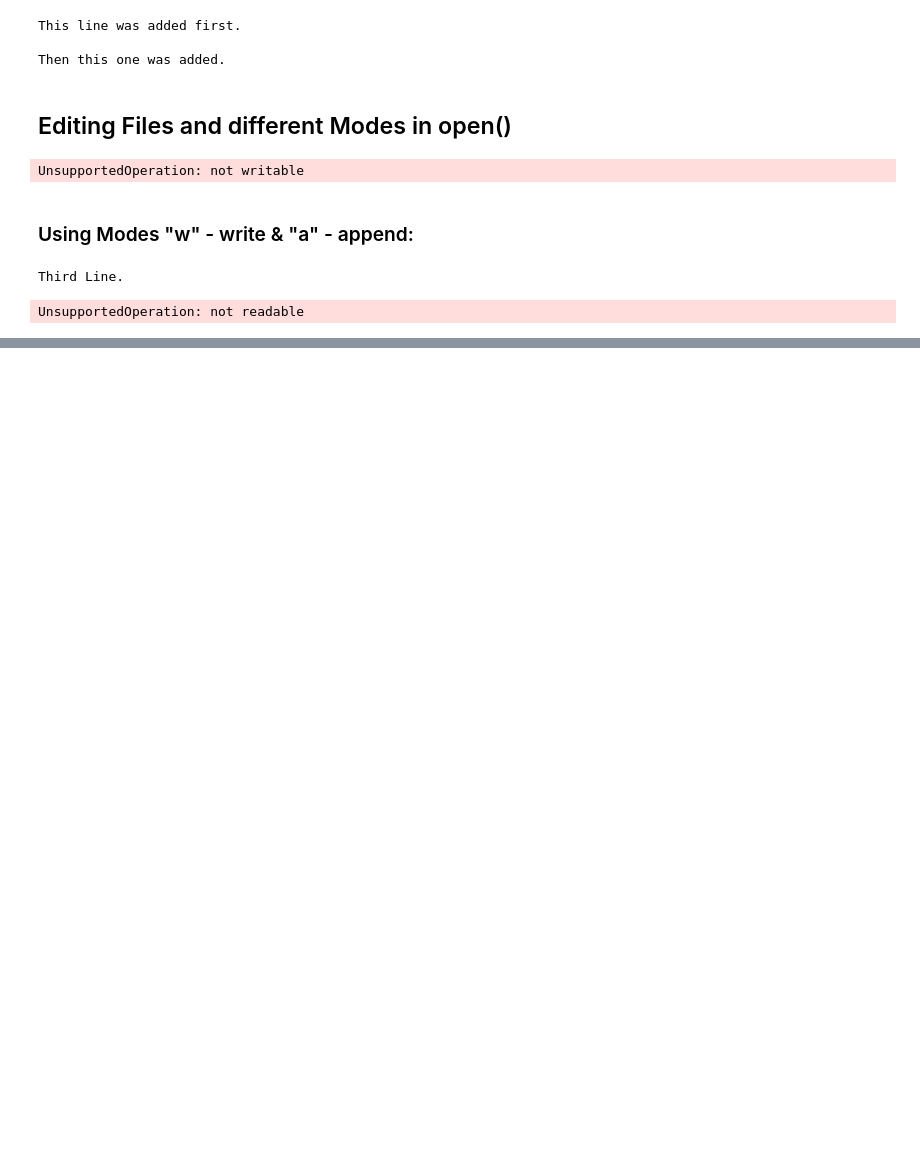
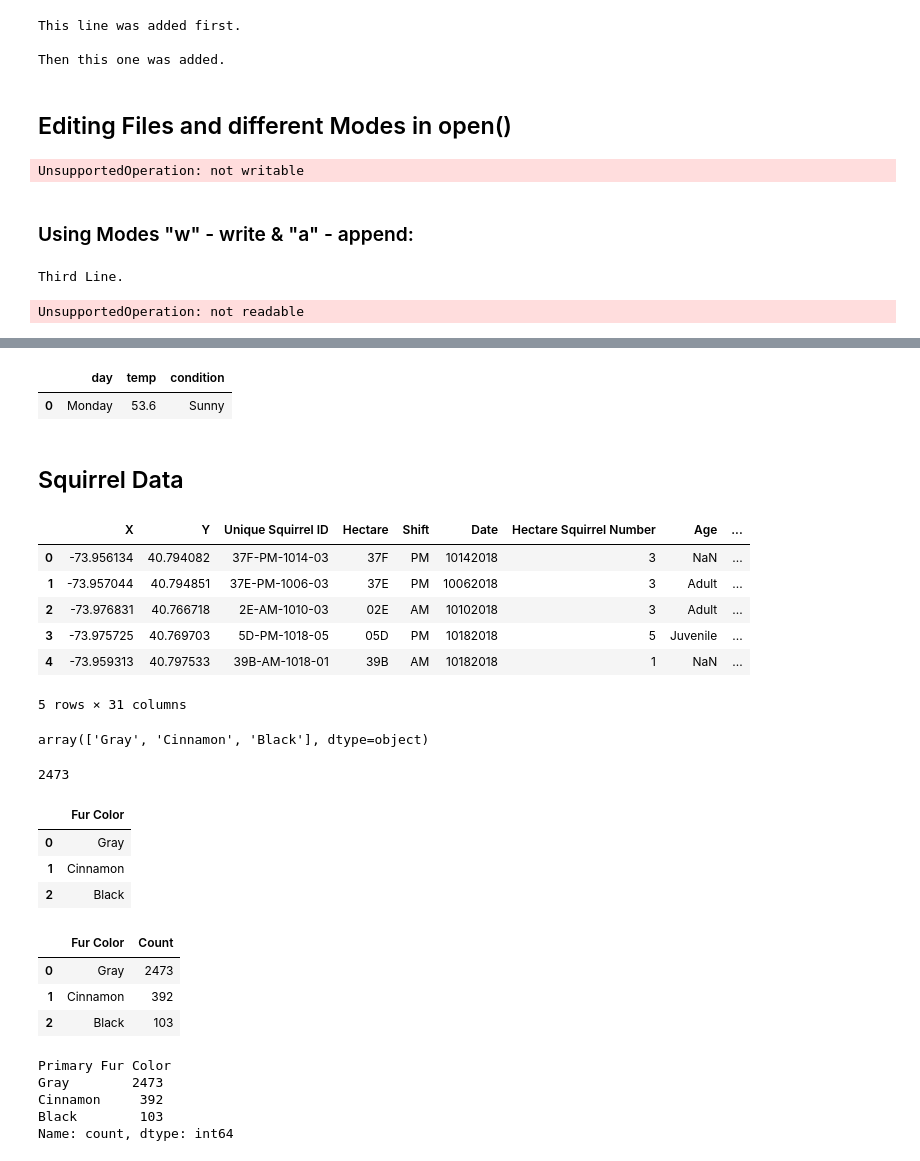
Before and after one commit to victorladeia/100_days_of_code_bootcamp, a Jupyter notebook: main.ipynb, the cells around one changed output, grey strips where cells are left out. Cells and saved outputs as stored; diff of their text form; code cells hidden in the pictures; blank space fills up the shorter version.

```diff
--- a/main.ipynb
+++ b/main.ipynb
@@ -907,0 +1078,37 @@ with open("Day_24/new_file.txt", mode="w") as file:
+# %%
+monday
+# %% [output]
+|  | day | temp | condition |
+| 0 | Monday | 53.6 | Sunny |
+# %% [markdown]
+## Squirrel Data
+# %%
+import pandas as pd
+
+squirrel_df = pd.read_csv("Day_25/2018_Central_Park_Squirrel_Census_-_Squirrel_Data.csv")
+squirrel_df.head()
+# %% [output]
+|  | X | Y | Unique Squirrel ID | Hectare | Shift | Date | Hectare Squirrel Number | Age | ... |
+| 0 | -73.956134 | 40.794082 | 37F-PM-1014-03 | 37F | PM | 10142018 | 3 | NaN | ... |
+| 1 | -73.957044 | 40.794851 | 37E-PM-1006-03 | 37E | PM | 10062018 | 3 | Adult | ... |
+| 2 | -73.976831 | 40.766718 | 2E-AM-1010-03 | 02E | AM | 10102018 | 3 | Adult | ... |
+| 3 | -73.975725 | 40.769703 | 5D-PM-1018-05 | 05D | PM | 10182018 | 5 | Juvenile | ... |
+| 4 | -73.959313 | 40.797533 | 39B-AM-1018-01 | 39B | AM | 10182018 | 1 | NaN | ... |
+5 rows × 31 columns
+# %%
+squirrel_colors = squirrel_df["Primary Fur Color"].dropna().unique()
+squirrel_colors
+# %% [output]
+array(['Gray', 'Cinnamon', 'Black'], dtype=object)
+# %%
+squirrel_df["Primary Fur Color"][squirrel_df["Primary Fur Color"] == squirrel_colors[0]].count()
+# %% [output]
+2473
+# %%
+squirrel_colors_df = pd.DataFrame(squirrel_colors, columns=["Fur Color"])
+squirrel_colors_df
+# %% [output]
+|  | Fur Color |
+| 0 | Gray |
+| 1 | Cinnamon |
+| 2 | Black |
@@ -907,0 +1117,15 @@ with open("Day_24/new_file.txt", mode="w") as file:
+# %%
+squirrel_colors_df
+# %% [output]
+|  | Fur Color | Count |
+| 0 | Gray | 2473 |
+| 1 | Cinnamon | 392 |
+| 2 | Black | 103 |
+# %%
+squirrel_df['Primary Fur Color'].value_counts()
+# %% [output]
+Primary Fur Color
+Gray        2473
+Cinnamon     392
+Black        103
+Name: count, dtype: int64
```
Also changed, not shown: parts of 30 cells of this notebook, 14 other files.
